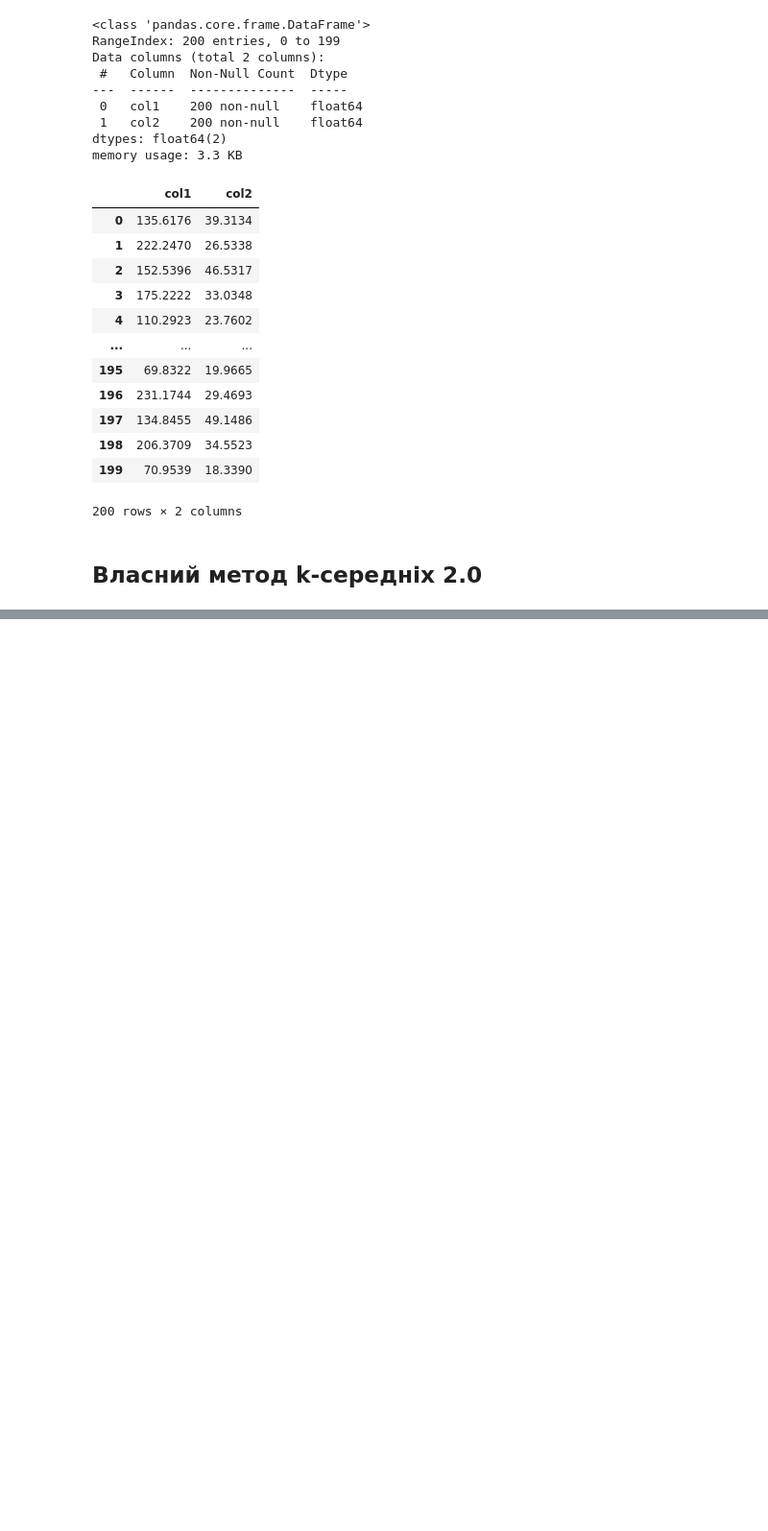
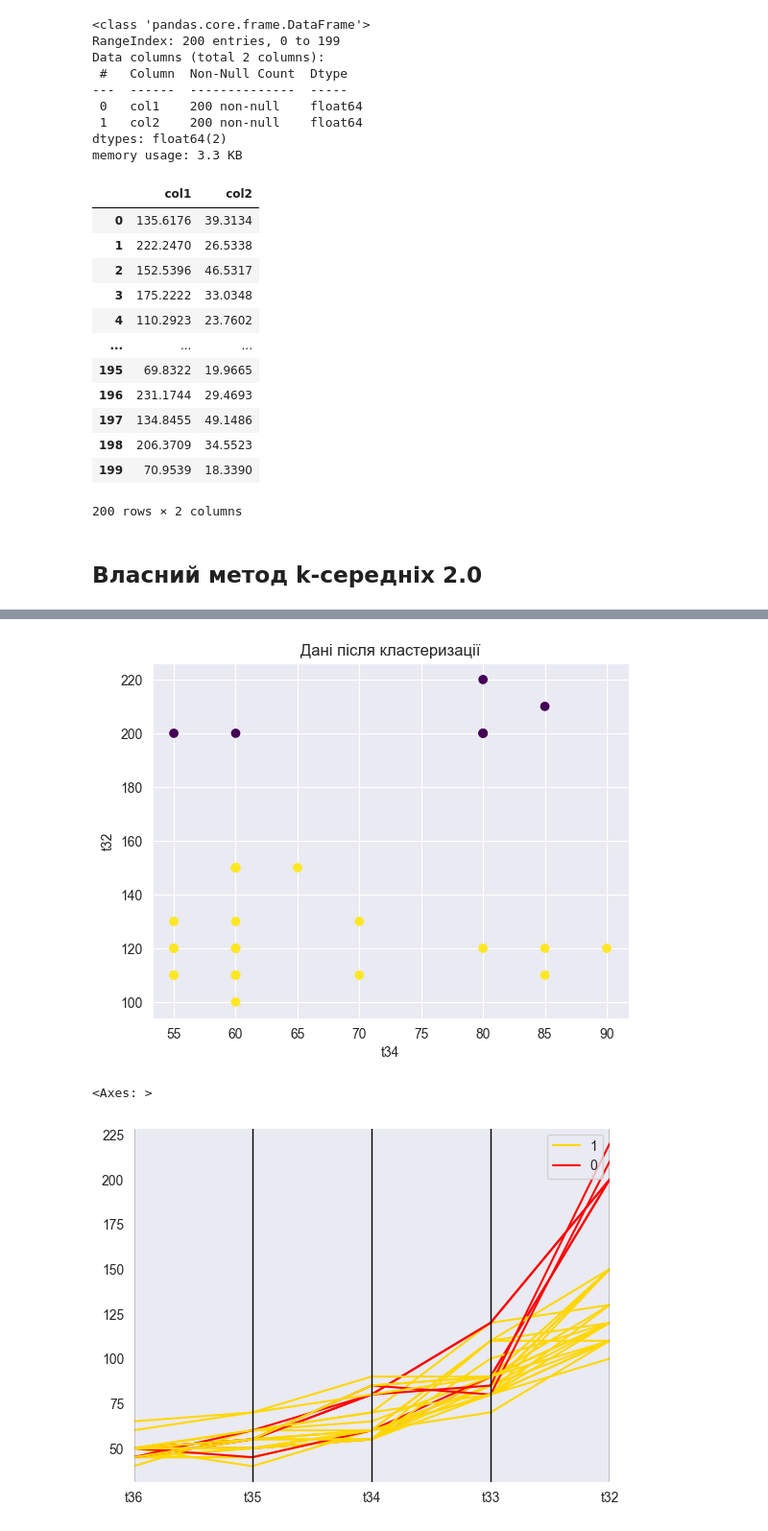
Before and after one commit to Ludens101/tssd_lab1, a Jupyter notebook: knn2.0.ipynb, the cells around one changed output, grey strips where cells are left out. Shown at 96% size. Cells and saved outputs as stored; diff of their text form; code cells hidden in the pictures; blank space fills up the shorter version.

```diff
--- a/knn2.0.ipynb
+++ b/knn2.0.ipynb
@@ -160,0 +149,24 @@ pd.plotting.parallel_coordinates(test_df, 'y_kmeans', cols=X_test.columns, color
+# %%
+df = pd.read_excel('data\\data_lab1.xlsx', sheet_name='2,18', index_col=0)
+df.dropna(inplace=True)
+data = df.copy()
+data = data[['t36','t35','t34','t33','t32']]
+df['y_kmeans'] = 1
+
+labels,centers = kmeans(data.values, 2)
+
+df['y_kmeans'] = labels
+
+# Візуалізація даних після кластеризації
+plt.scatter(df["t34"],df["t32"], c=df['y_kmeans'],cmap='viridis')
+# plt.scatter(centers[:, 0], centers[:, 1], c='r', marker='x', label='Центроїди')
+plt.xlabel('t34')
+plt.ylabel('t32')
+plt.title('Дані після кластеризації')
+plt.show()
+
+pd.plotting.parallel_coordinates(df, 'y_kmeans', cols=data.columns, color=colors)
+# %% [output]
+[figure, added]
+<Axes: >
+[figure, added]
```
Also changed, not shown: parts of 2 cells of this notebook.
